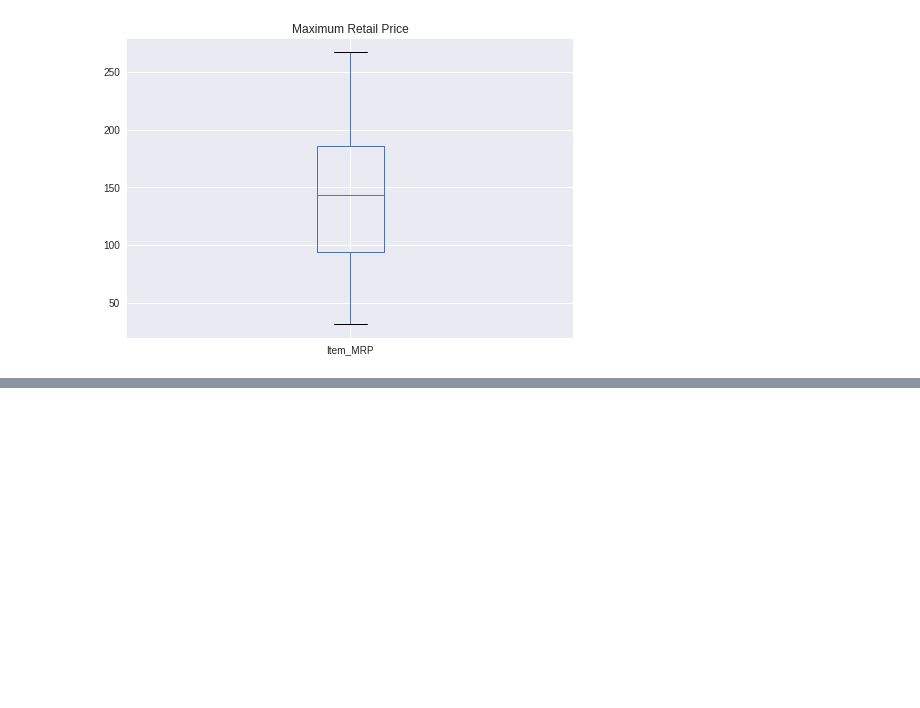
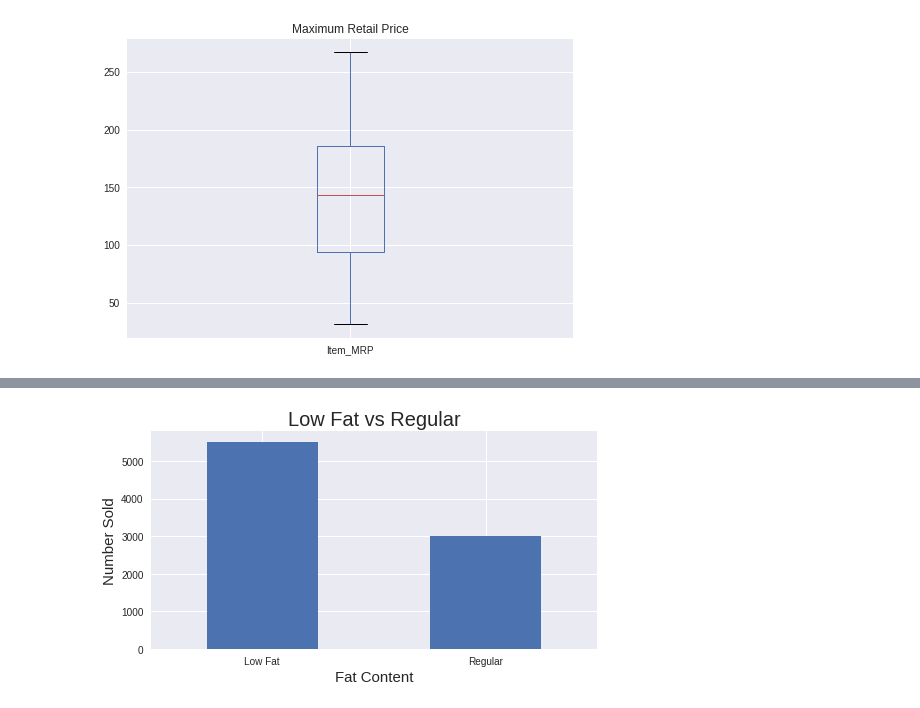
Before and after one commit to LauraDimaria/Sales-Predictions, a Jupyter notebook: Sales_Predictions.ipynb, the cells around one changed output, grey strips where cells are left out. Cells and saved outputs as stored; diff of their text form; code cells hidden in the pictures; blank space fills up the shorter version.

```diff
--- a/Sales_Predictions.ipynb
+++ b/Sales_Predictions.ipynb
@@ -252,0 +284,9 @@ sns.heatmap(corr, cmap = 'Blues', annot=True)
+# %%
+df['Item_Fat_Content'].value_counts().plot(kind='bar', figsize=(8,4));
+plt.xlabel('Fat Content', fontsize=15)
+plt.xticks(rotation=0);
+plt.ylabel('Number Sold', fontsize=15)
+plt.title('Low Fat vs Regular', fontsize=20)
+plt.show()
+# %% [output]
+[figure, added]
```
Also changed, not shown: parts of 4 cells of this notebook.
